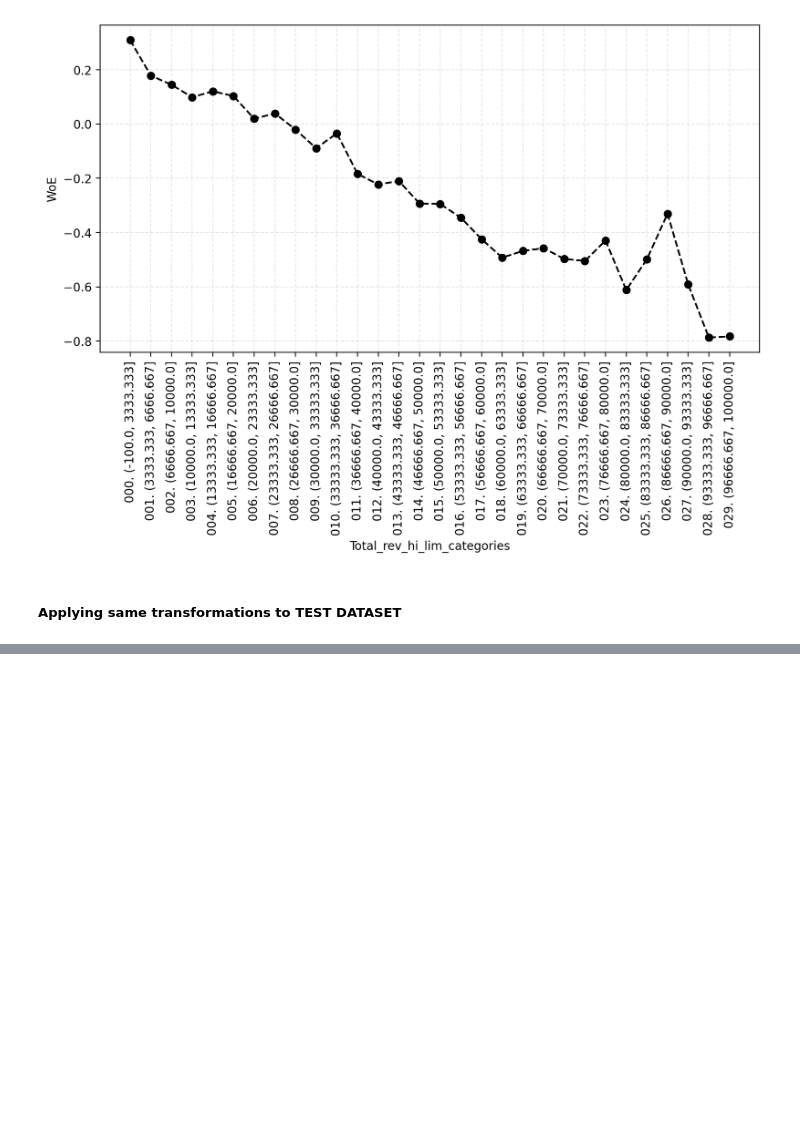
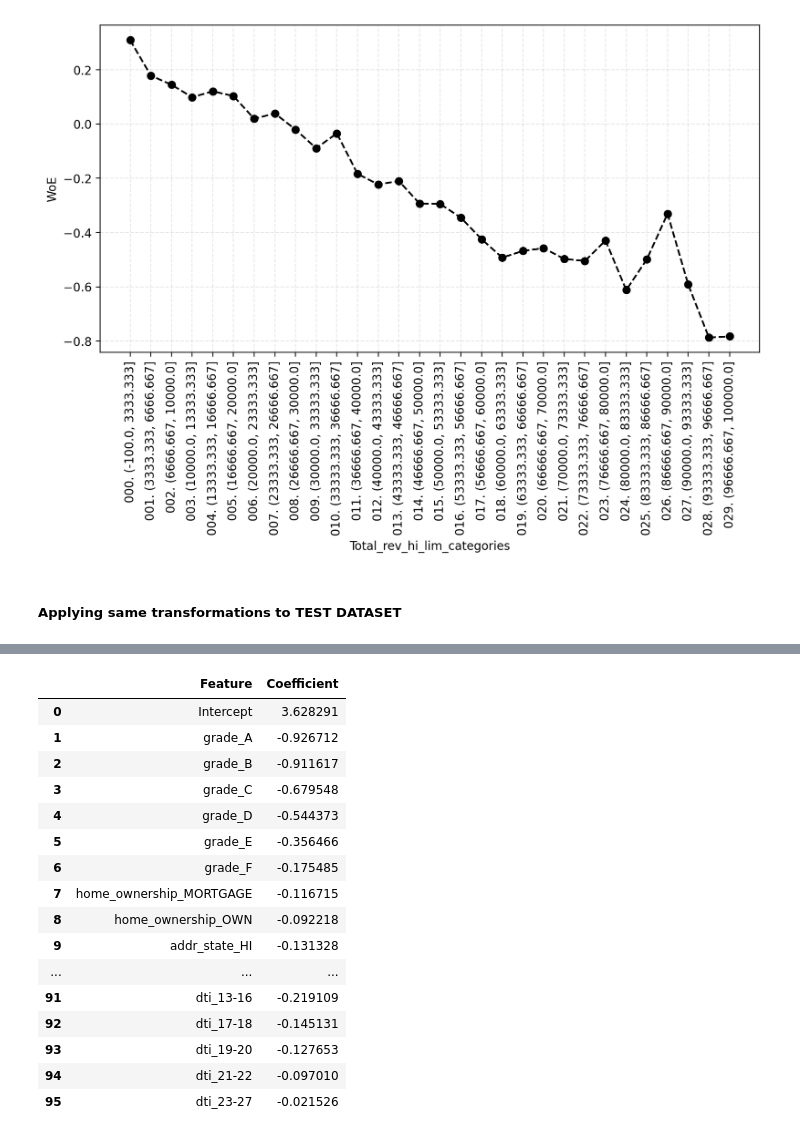
Before and after one commit to gfluz94/credit-risk-modeling, a Jupyter notebook: notebooks/General Outline PD Model.ipynb, the cells around one changed output, grey strips where cells are left out. Cells and saved outputs as stored; diff of their text form; code cells hidden in the pictures; blank space fills up the shorter version.

Commit message:
finish model development

```diff
--- a/notebooks/General Outline PD Model.ipynb
+++ b/notebooks/General Outline PD Model.ipynb
@@ -1602,7 +1604,7 @@ extractor = NumericCategoriesCreator(
 df_train= extractor.transform(df_train)
 transformers.append(extractor)
 # %%
-features += [f"{variable}_{cat}" for cat in final_categories.keys()]
+features += df_train.columns.tolist()[-len(extractor.boundaries)+1:]
 reference_categories.append(f"{variable}_" + "-100-6000")
 # %% [markdown]
 ##### Applying same transformations to TEST DATASET
@@ -1611,0 +1620,4 @@ for transformer in transformers:
+# %%
+final_features = list(
+    filter(lambda x: x not in reference_categories, features)
+)
@@ -1611,0 +1659,15 @@ for transformer in transformers:
+# %%
+variable_group_not_significant = [
+    "total_rev_hi_lim",
+    "pub_rec",
+    "total_acc",
+    "delinq_2yrs",
+    "open_acc",
+]
+
+final_features = list(
+    filter(lambda x: "_".join(x.split("_")[:-1]) not in variable, final_features)
+)
+reference_categories = list(
+    filter(lambda x: "_".join(x.split("_")[:-1]) not in variable, reference_categories)
+)
@@ -1611,0 +1676,3 @@ for transformer in transformers:
+# %%
+model = LogisticRegression(class_weight="balanced", random_state=99)
+model.fit(df_train[final_features], df_train["default"])
@@ -1611,0 +1688,25 @@ for transformer in transformers:
+# %%
+pd.options.display.max_rows = 100
+coefficients = pd.DataFrame({
+    "Feature": ["Intercept"] + final_features,
+    "Coefficient": [model.intercept_[0]] + model.coef_[0].tolist()
+})
+coefficients
+# %% [output]
+|  | Feature | Coefficient |
+| 0 | Intercept | 3.628291 |
+| 1 | grade_A | -0.926712 |
+| 2 | grade_B | -0.911617 |
+| 3 | grade_C | -0.679548 |
+| 4 | grade_D | -0.544373 |
+| 5 | grade_E | -0.356466 |
+| 6 | grade_F | -0.175485 |
+| 7 | home_ownership_MORTGAGE | -0.116715 |
+| 8 | home_ownership_OWN | -0.092218 |
+| 9 | addr_state_HI | -0.131328 |
+| ... | ... | ... |
+| 91 | dti_13-16 | -0.219109 |
+| 92 | dti_17-18 | -0.145131 |
+| 93 | dti_19-20 | -0.127653 |
+| 94 | dti_21-22 | -0.097010 |
+| 95 | dti_23-27 | -0.021526 |
```
Also changed, not shown: parts of 19 cells of this notebook.
